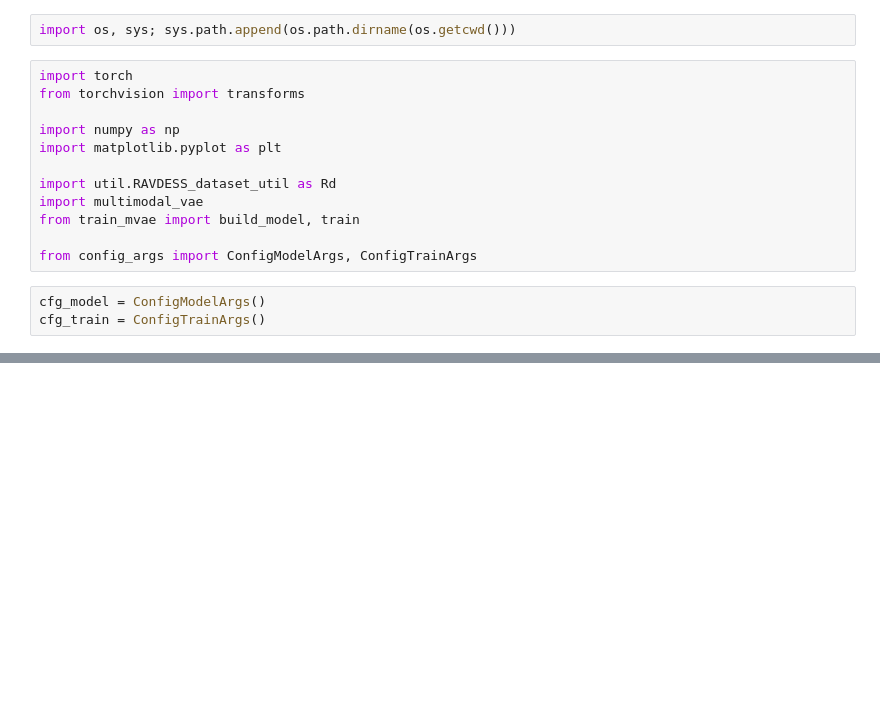
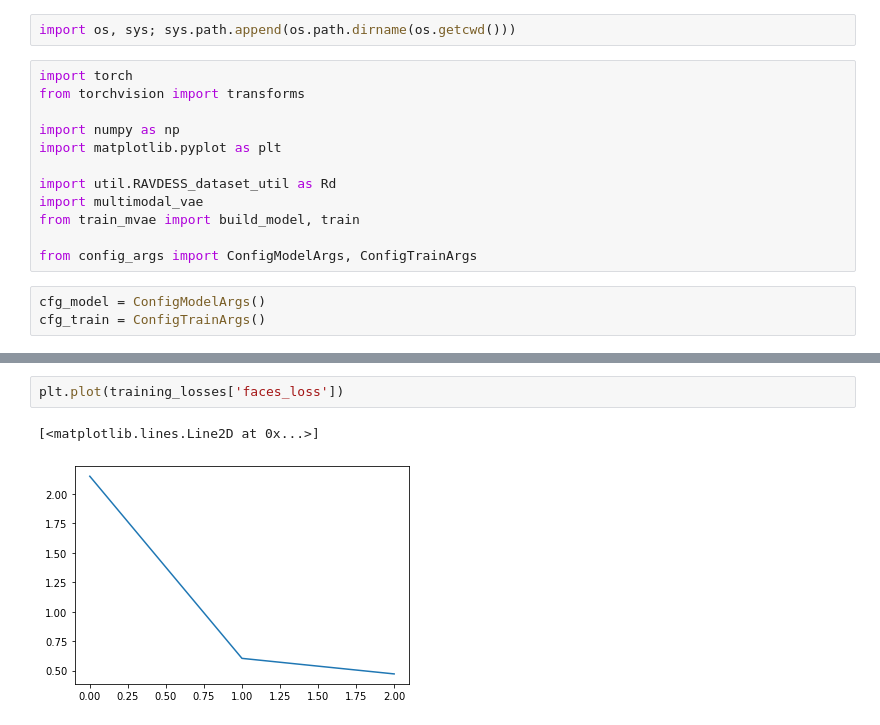
Before and after one commit to Ale-Ba2lero/Multimodal-Emotion-Analysis, a Jupyter notebook: src/mvae_torch/face_emotions_mvae_torch.ipynb, the cells around one changed output, grey strips where cells are left out. Cells and saved outputs as stored; diff of their text form; blank space fills up the shorter version.

```diff
--- a/src/mvae_torch/face_emotions_mvae_torch.ipynb
+++ b/src/mvae_torch/face_emotions_mvae_torch.ipynb
@@ -60,0 +73,5 @@ RuntimeError: Input type (torch.cuda.DoubleTensor) and weight type (torch.cuda.F
+# %%
+plt.plot(training_losses['faces_loss'])
+# %% [output]
+[<matplotlib.lines.Line2D at 0x...>]
+[figure, added]
```
Also changed, not shown: parts of 9 cells of this notebook, 4 other files.
